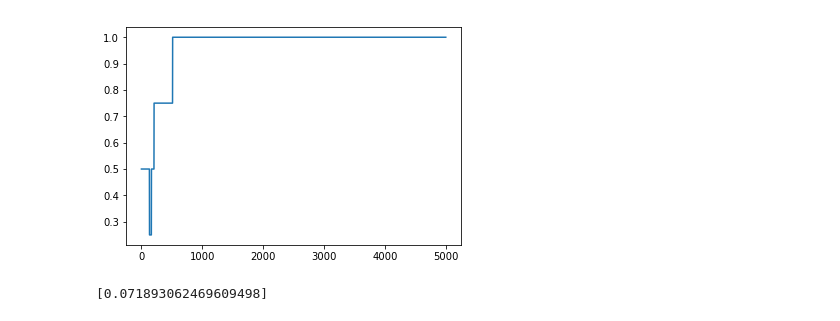
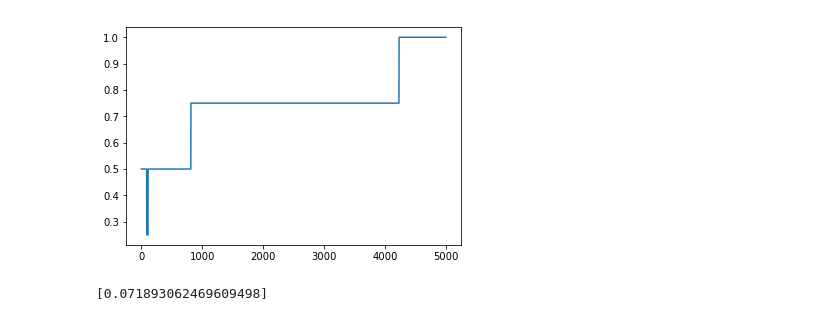
Before and after one commit to mcaballeroguillen/Redes_Neuronales, a Jupyter notebook: Red_Neuronal_1.ipynb, the cells around one changed output. Cells and saved outputs as stored; diff of their text form; code cells hidden in the pictures.

```diff
--- a/Red_Neuronal_1.ipynb
+++ b/Red_Neuronal_1.ipynb
@@ -257,27 +257,26 @@ class Red_Neuronal:
 # %%
 from matplotlib import pyplot
 fabri = Fabrica()
-fabri.getlr(0.1)
 capa1 = fabri.crearCapa(2,2)
 capa3 = fabri.crearCapa(1,2)
 
 red1= Red_Neuronal()
 red1.getcapinicial(capa1)
 red1.getcapfinal(capa3)
 red1.enlazar()
 
 entrada=[[0,0],[0,1],[1,0],[1,1]]
 salida = [[0],[1],[1],[0]]
 entre=[entrada,salida]
 
 a = red1.entrenar(entre,5000,entre)
 b=[]
 for x in a[1]:
     b.append((4-x)/4)
 pyplot.plot(a[0],b)
 pyplot.show()
 # %% [output]
-[figure, old version]
+[figure, new version]
 # %%
 capa1.getinput([1,1])
 capa1.Feeding()
```
Also changed, not shown: parts of 5 cells of this notebook.
